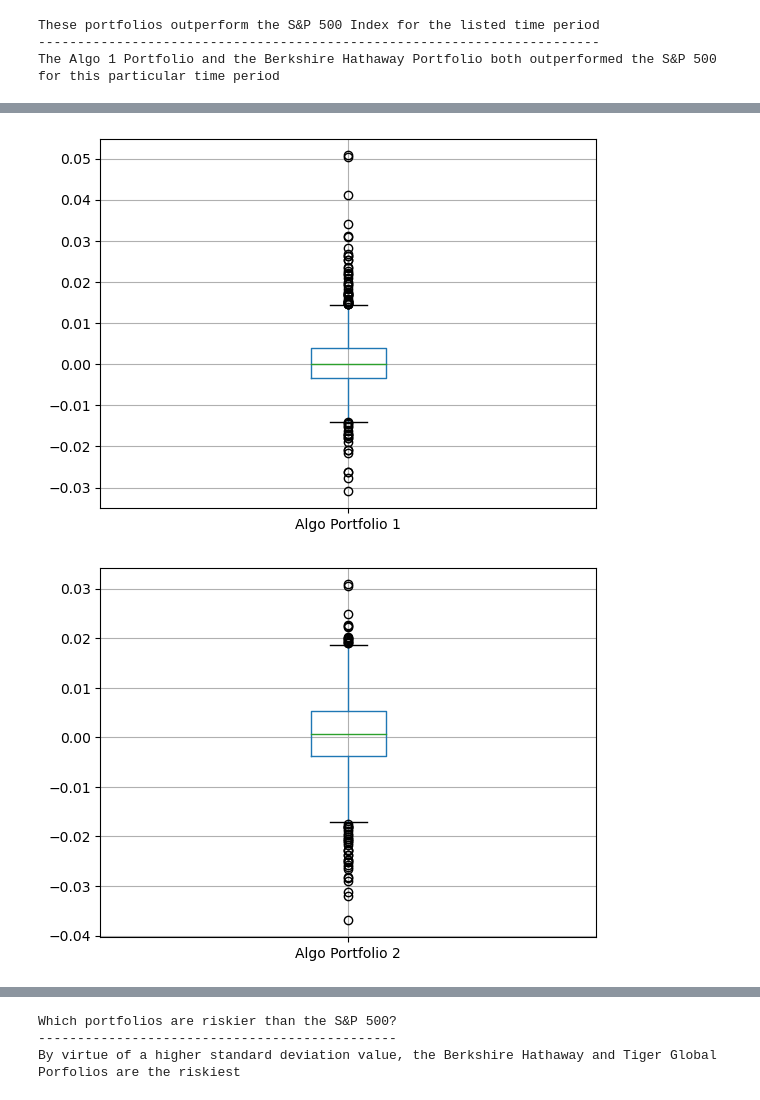
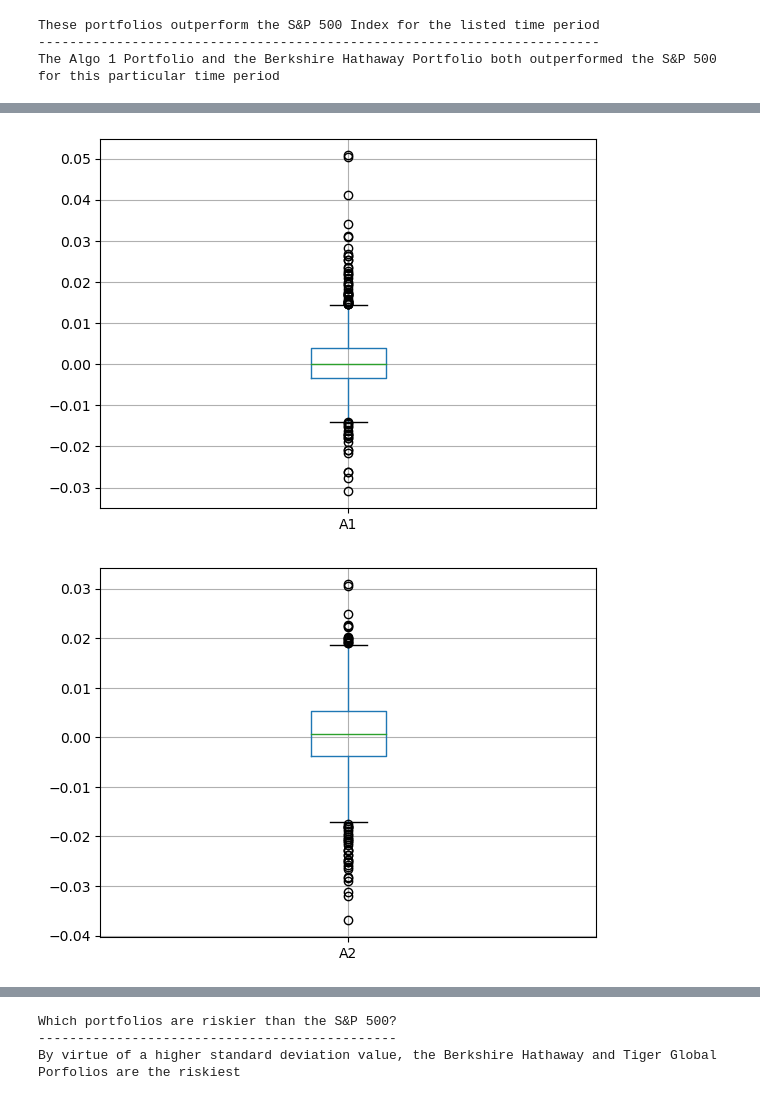
Before and after one commit to jfrazure/Whale-Analysis, a Jupyter notebook: ProjectWhaleAnalysis.ipynb, the cells around one changed output, grey strips where cells are left out. Saved outputs shown, nothing was run; the diff lists cells and outputs as text; code cells hidden in the pictures.

```diff
--- a/ProjectWhaleAnalysis.ipynb
+++ b/ProjectWhaleAnalysis.ipynb
@@ -139,9 +139,9 @@ all_returns.boxplot(column=['Berkshire Hathaway'], return_type='axes');
 # %%
-all_returns.boxplot(column=['Algo Portfolio 1'], return_type='axes');
+all_returns.boxplot(column=['A1'], return_type='axes');
 # %% [output]
-[figure, old version]
+[figure, new version]
 # %%
-all_returns.boxplot(column=['Algo Portfolio 2'], return_type='axes');
+all_returns.boxplot(column=['A2'], return_type='axes');
 # %% [output]
-[figure, old version]
+[figure, new version]
 # %%
```
Also changed, not shown: parts of 9 cells of this notebook.
